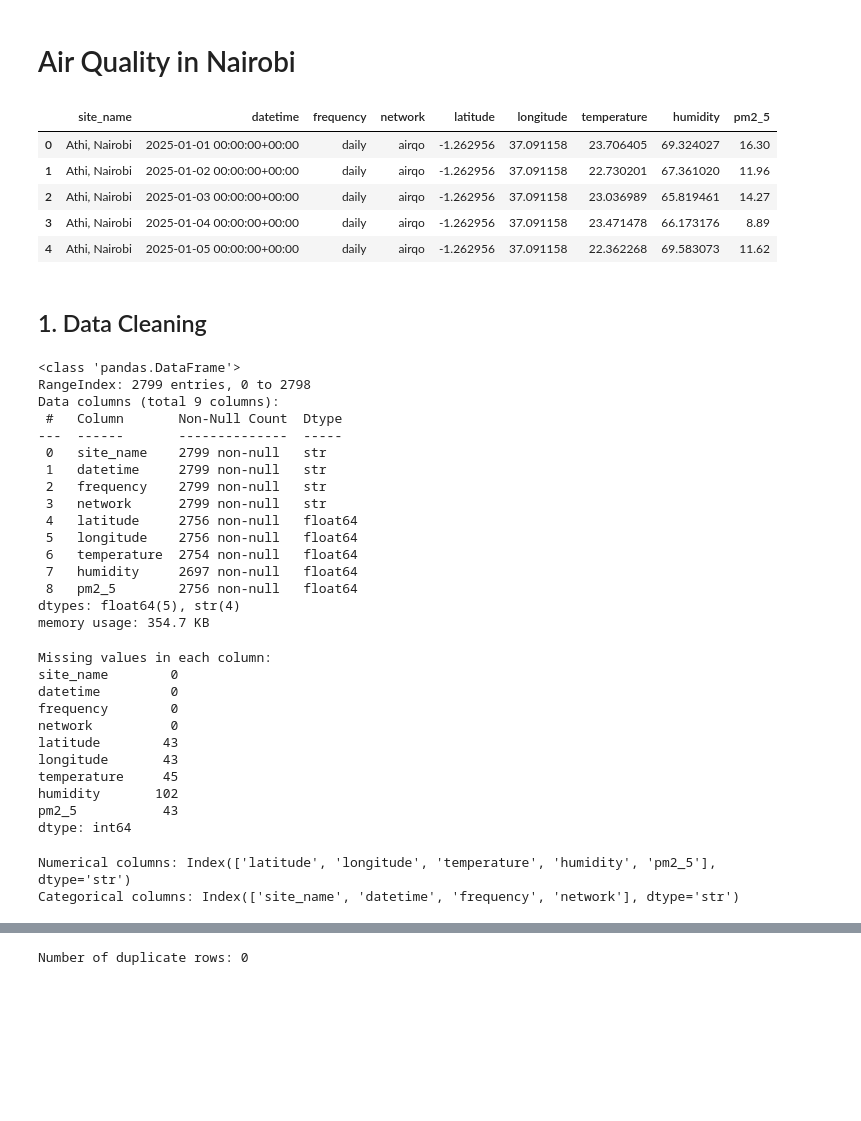
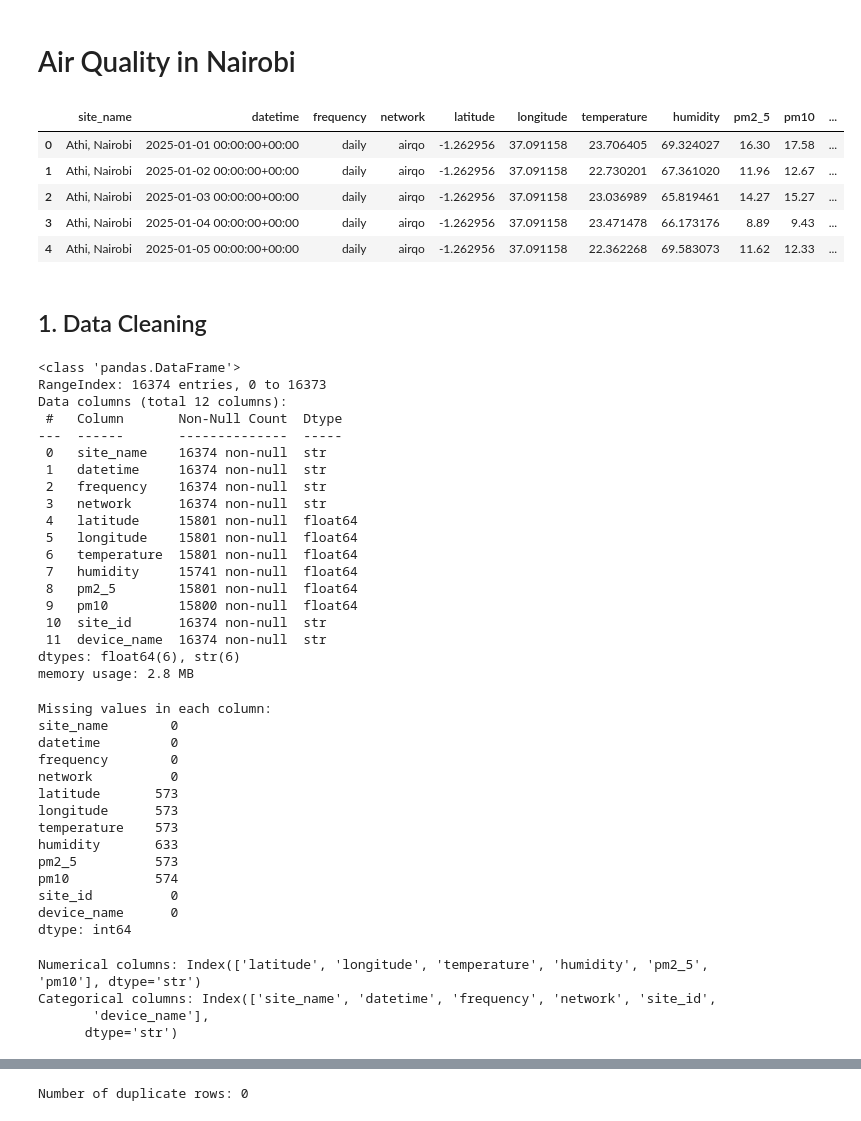
Before and after one commit to WillardDev/Air_Quality_Nairobi, a Jupyter notebook: Air_Quality.ipynb, the cells around one changed output, grey strips where cells are left out. Saved outputs shown, nothing was run; the diff lists cells and outputs as text; code cells hidden in the pictures; blank space fills up the shorter version.

```diff
--- a/Air_Quality.ipynb
+++ b/Air_Quality.ipynb
@@ -10,36 +12,39 @@ from sklearn.preprocessing import StandardScaler
 # set visual style
 sns.set_style("whitegrid")
 # %%
-air_data = pd.read_csv("data/nairobi_air_quality_2025.csv")
+air_data = pd.read_csv("data/air-quality-data-combined.csv")
 air_data.head()
 # %% [output]
-|  | site_name | datetime | frequency | network | latitude | longitude | temperature | humidity | pm2_5 |
-| 0 | Athi, Nairobi | 2025-01-01 00:00:00+00:00 | daily | airqo | -1.262956 | 37.091158 | 23.706405 | 69.324027 | 16.30 |
-| 1 | Athi, Nairobi | 2025-01-02 00:00:00+00:00 | daily | airqo | -1.262956 | 37.091158 | 22.730201 | 67.361020 | 11.96 |
-| 2 | Athi, Nairobi | 2025-01-03 00:00:00+00:00 | daily | airqo | -1.262956 | 37.091158 | 23.036989 | 65.819461 | 14.27 |
-| 3 | Athi, Nairobi | 2025-01-04 00:00:00+00:00 | daily | airqo | -1.262956 | 37.091158 | 23.471478 | 66.173176 | 8.89 |
-| 4 | Athi, Nairobi | 2025-01-05 00:00:00+00:00 | daily | airqo | -1.262956 | 37.091158 | 22.362268 | 69.583073 | 11.62 |
+|  | site_name | datetime | frequency | network | latitude | longitude | temperature | humidity | pm2_5 | pm10 | ... |
+| 0 | Athi, Nairobi | 2025-01-01 00:00:00+00:00 | daily | airqo | -1.262956 | 37.091158 | 23.706405 | 69.324027 | 16.30 | 17.58 | ... |
+| 1 | Athi, Nairobi | 2025-01-02 00:00:00+00:00 | daily | airqo | -1.262956 | 37.091158 | 22.730201 | 67.361020 | 11.96 | 12.67 | ... |
+| 2 | Athi, Nairobi | 2025-01-03 00:00:00+00:00 | daily | airqo | -1.262956 | 37.091158 | 23.036989 | 65.819461 | 14.27 | 15.27 | ... |
+| 3 | Athi, Nairobi | 2025-01-04 00:00:00+00:00 | daily | airqo | -1.262956 | 37.091158 | 23.471478 | 66.173176 | 8.89 | 9.43 | ... |
+| 4 | Athi, Nairobi | 2025-01-05 00:00:00+00:00 | daily | airqo | -1.262956 | 37.091158 | 22.362268 | 69.583073 | 11.62 | 12.33 | ... |
 # %% [markdown]
 ## 1. Data Cleaning
 # %%
 air_data.info()
 # %% [output]
 <class 'pandas.DataFrame'>
-RangeIndex: 2799 entries, 0 to 2798
-Data columns (total 9 columns):
+RangeIndex: 16374 entries, 0 to 16373
+Data columns (total 12 columns):
  #   Column       Non-Null Count  Dtype
 ---  ------       --------------  -----
- 0   site_name    2799 non-null   str
- 1   datetime     2799 non-null   str
- 2   frequency    2799 non-null   str
- 3   network      2799 non-null   str
- 4   latitude     2756 non-null   float64
- 5   longitude    2756 non-null   float64
- 6   temperature  2754 non-null   float64
- 7   humidity     2697 non-null   float64
- 8   pm2_5        2756 non-null   float64
-dtypes: float64(5), str(4)
-memory usage: 354.7 KB
+ 0   site_name    16374 non-null  str
+ 1   datetime     16374 non-null  str
+ 2   frequency    16374 non-null  str
+ 3   network      16374 non-null  str
+ 4   latitude     15801 non-null  float64
+ 5   longitude    15801 non-null  float64
+ 6   temperature  15801 non-null  float64
+ 7   humidity     15741 non-null  float64
+ 8   pm2_5        15801 non-null  float64
+ 9   pm10         15800 non-null  float64
+ 10  site_id      16374 non-null  str
+ 11  device_name  16374 non-null  str
+dtypes: float64(6), str(6)
+memory usage: 2.8 MB
 # %%
 # check for missing values
 print("Missing values in each column:")
@@ -50,11 +55,14 @@ site_name        0
 datetime         0
 frequency        0
 network          0
-latitude        43
-longitude       43
-temperature     45
-humidity       102
-pm2_5           43
+latitude       573
+longitude      573
+temperature    573
+humidity       633
+pm2_5          573
+pm10           574
+site_id          0
+device_name      0
 dtype: int64
 # %%
 # separate to numerical and categorical columns
@@ -64,8 +72,10 @@ categorical_cols = air_data.select_dtypes(include=['str']).columns
 print("Numerical columns:", numerical_cols)
 print("Categorical columns:", categorical_cols)
 # %% [output]
-Numerical columns: Index(['latitude', 'longitude', 'temperature', 'humidity', 'pm2_5'], dtype='str')
-Categorical columns: Index(['site_name', 'datetime', 'frequency', 'network'], dtype='str')
+Numerical columns: Index(['latitude', 'longitude', 'temperature', 'humidity', 'pm2_5', 'pm10'], dtype='str')
+Categorical columns: Index(['site_name', 'datetime', 'frequency', 'network', 'site_id',
+       'device_name'],
+      dtype='str')
 # %%
 # impute missing values for numerical columns with mean
 air_data[numerical_cols] = air_data[numerical_cols].fillna(air_data[numerical_cols].mean())
```
Also changed, not shown: parts of 80 cells of this notebook, 7 other files.
